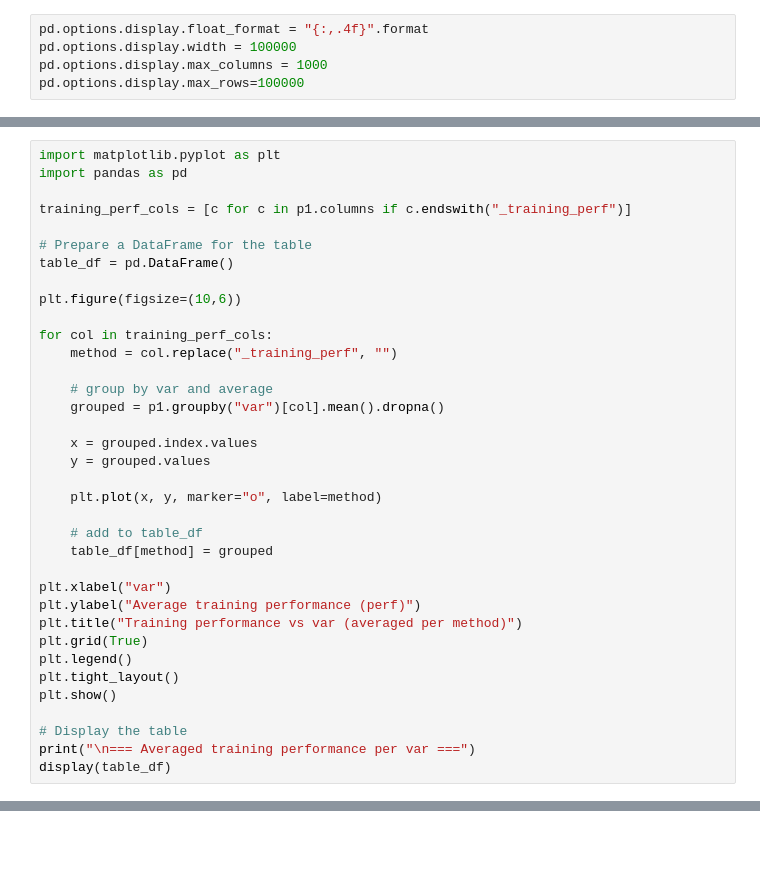
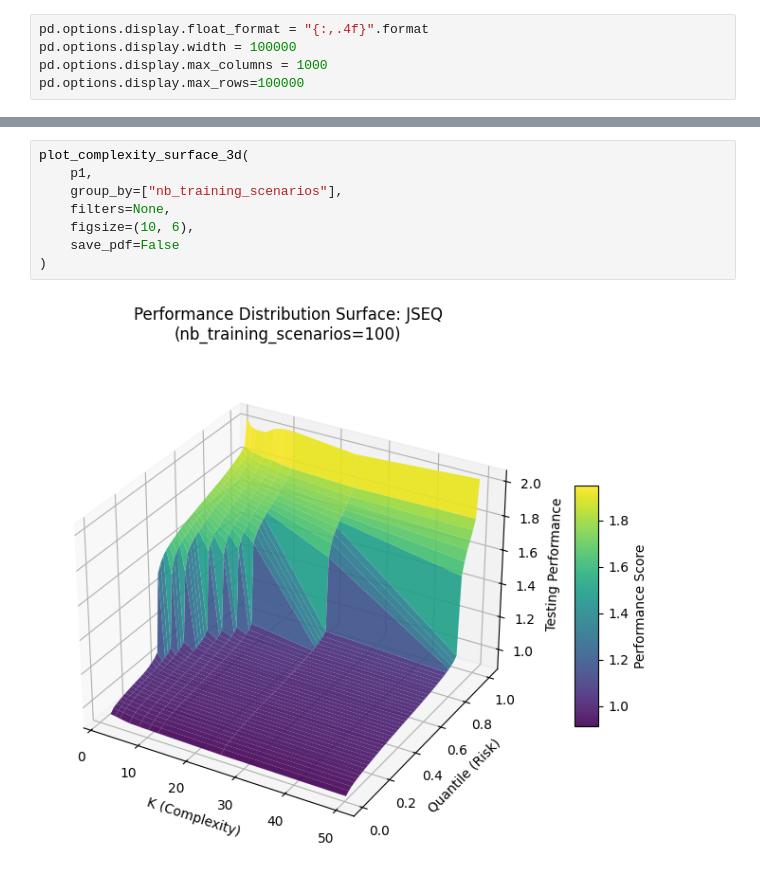
Before and after one commit to lriviere-dev/meta-scheduling, a Jupyter notebook: Results/Analyse_Experiments.ipynb, the cells around one changed output, grey strips where cells are left out. Drawn from its saved outputs; the diff is of its cells as text; blank space fills up the shorter version.

```diff
--- a/Results/Analyse_Experiments.ipynb
+++ b/Results/Analyse_Experiments.ipynb
@@ -216,36 +116,0 @@ p1[[c for c in p1.columns if c.endswith("_training_score")]]
-# %%
-import matplotlib.pyplot as plt
-import pandas as pd
-
-training_perf_cols = [c for c in p1.columns if c.endswith("_training_perf")]
-
-# Prepare a DataFrame for the table
-table_df = pd.DataFrame()
-
-plt.figure(figsize=(10,6))
-
-for col in training_perf_cols:
-    method = col.replace("_training_perf", "")
-
-    # group by var and average
-    grouped = p1.groupby("var")[col].mean().dropna()
-
-    x = grouped.index.values
-    y = grouped.values
-
-    plt.plot(x, y, marker="o", label=method)
-
-    # add to table_df
-    table_df[method] = grouped
-
-plt.xlabel("var")
-plt.ylabel("Average training performance (perf)")
-plt.title("Training performance vs var (averaged per method)")
-plt.grid(True)
-plt.legend()
-plt.tight_layout()
-plt.show()
-
-# Display the table
-print("\n=== Averaged training performance per var ===")
-display(table_df)
@@ -257,0 +968,10 @@ display(table_df)
+# %%
+plot_complexity_surface_3d(
+    p1,
+    group_by=["nb_training_scenarios"],
+    filters=None,
+    figsize=(10, 6),
+    save_pdf=False
+)
+# %% [output]
+[figure, added]
```
Also changed, not shown: parts of 24 cells of this notebook.
